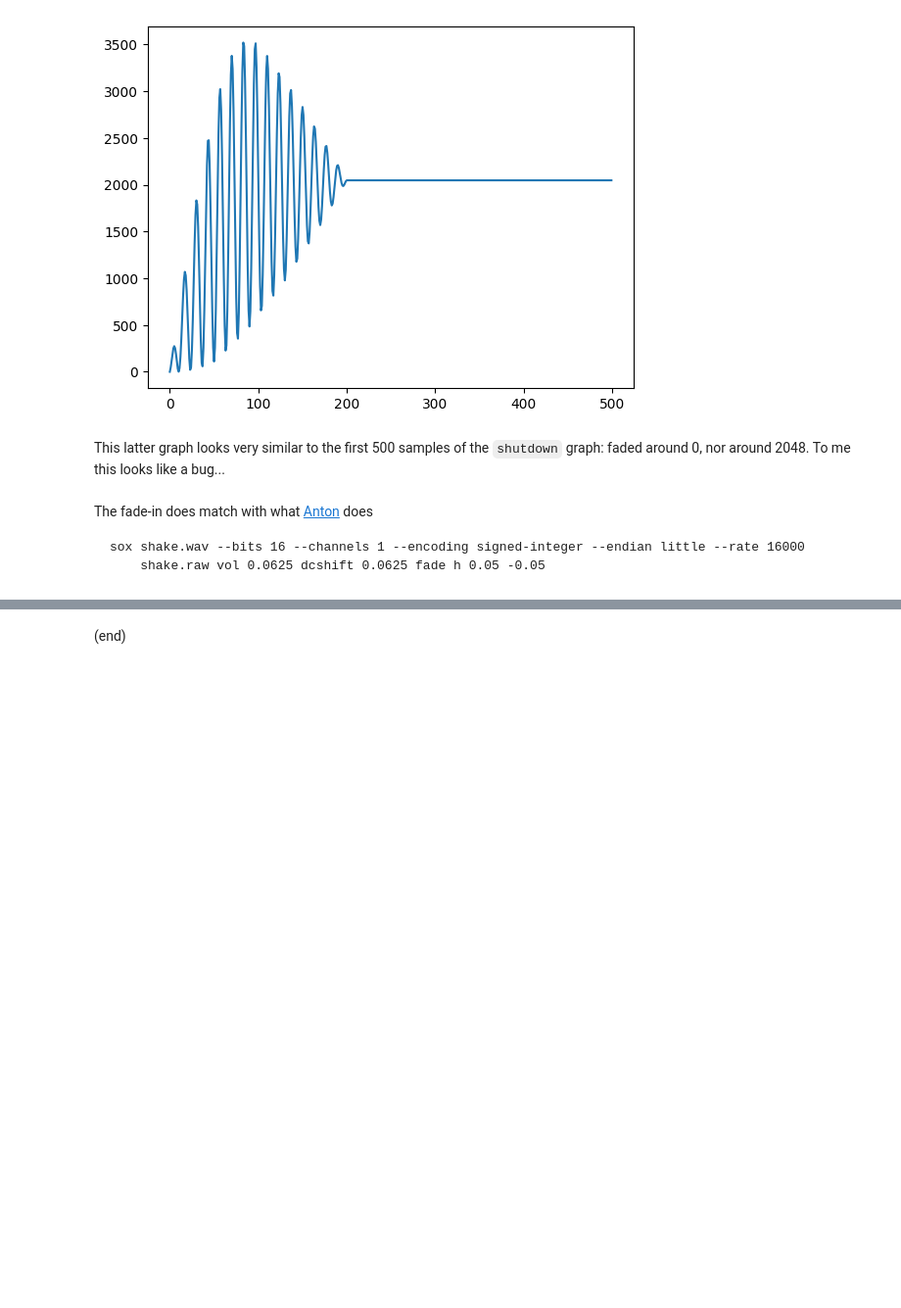
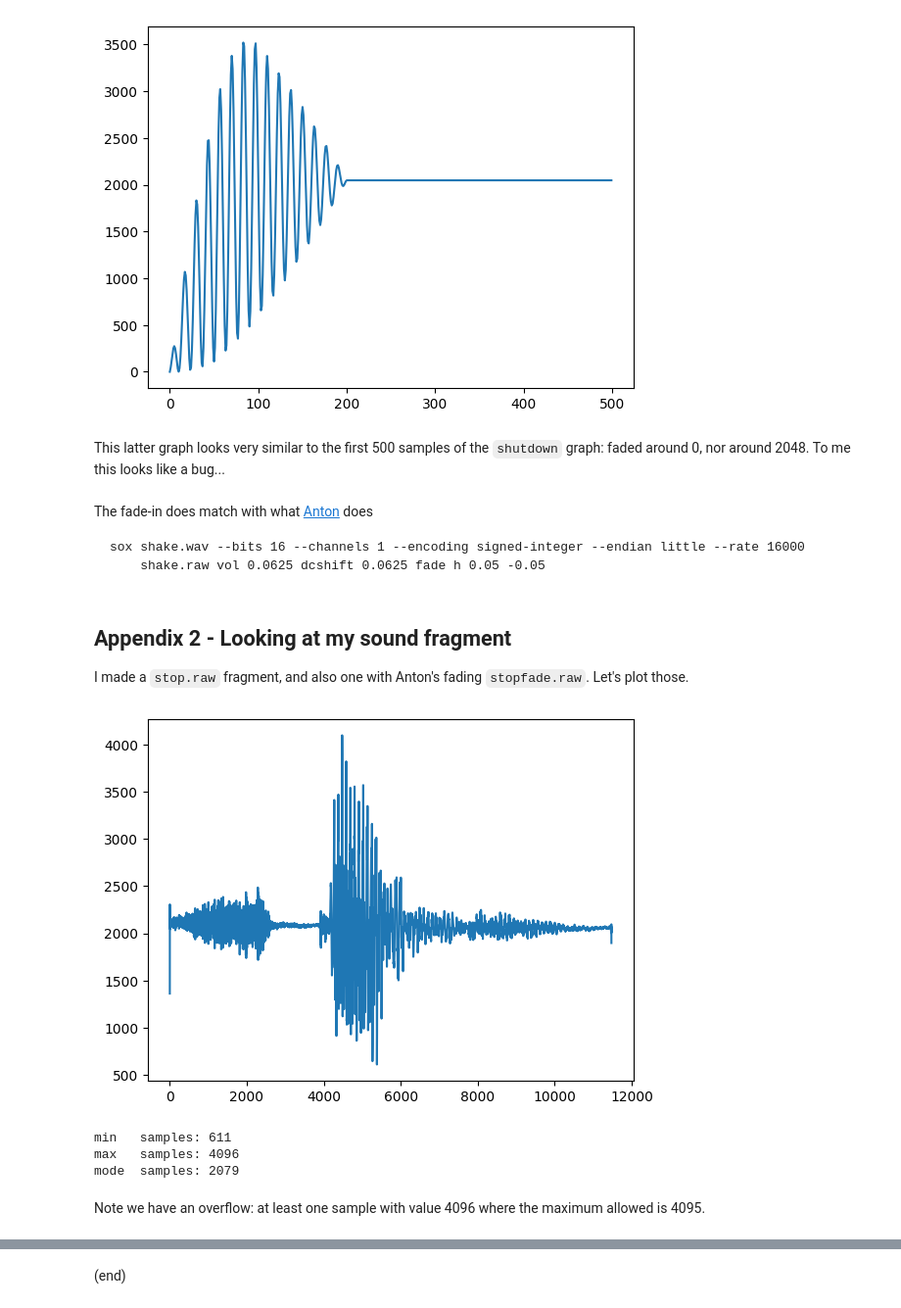
Before and after one commit to maarten-pennings/Lego-Mindstorms, a Jupyter notebook: ms4/sound/sound.ipynb, the cells around one changed output, grey strips where cells are left out. Shown at 98% size. Drawn from its saved outputs; the diff is of its cells as text; code cells hidden in the pictures; blank space fills up the shorter version.

Commit message:
sound2 (no more plop)

````diff
--- a/ms4/sound/sound.ipynb
+++ b/ms4/sound/sound.ipynb
@@ -190,3 +190,21 @@ The fade-in does match with what [Anton](https://antonsmindstorms.com/2021/01/14
 sox shake.wav --bits 16 --channels 1 --encoding signed-integer --endian little --rate 16000
     shake.raw vol 0.0625 dcshift 0.0625 fade h 0.05 -0.05
 ```
+# %% [markdown]
+## Appendix 2 - Looking at my sound fragment
+I made a `stop.raw` fragment, and also one with Anton's fading `stopfade.raw`.
+Let's plot those.
+# %%
+stop = readsamples('../images/stop.raw')
+# %%
+plt.plot(stop);
+# %% [output]
+[figure, added]
+# %%
+stats(stop)
+# %% [output]
+min   samples: 611
+max   samples: 4096
+mode  samples: 2079
+# %% [markdown]
+Note we have an overflow: at least one sample with value 4096 where the maximum allowed is 4095.
````
Also changed, not shown: parts of 9 cells of this notebook, 3 other files.
